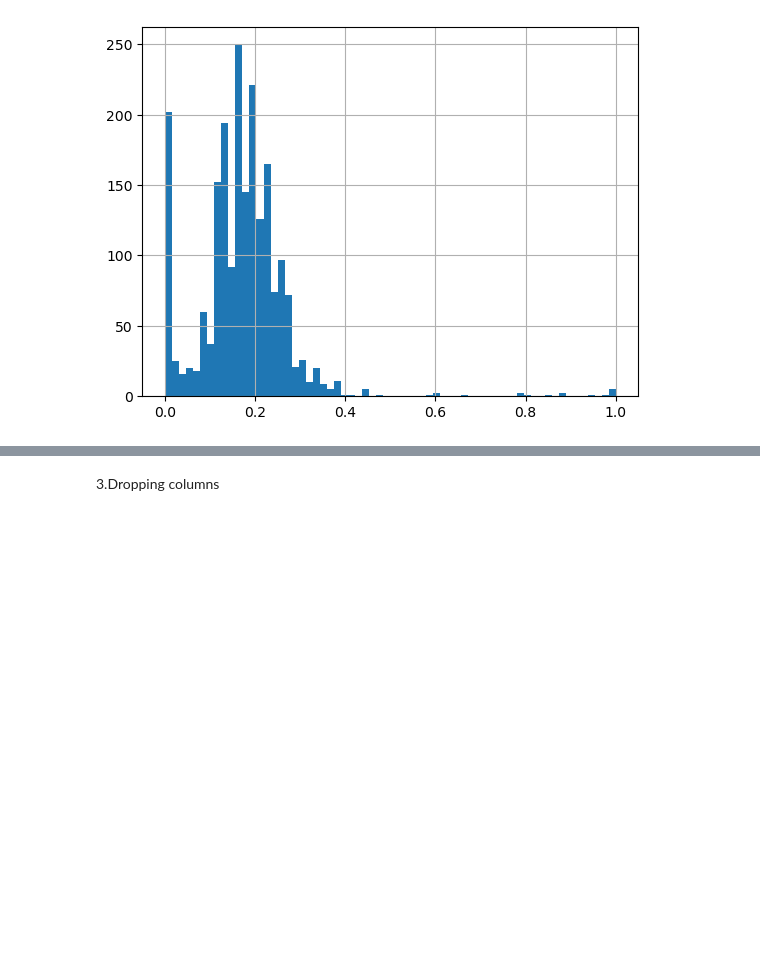
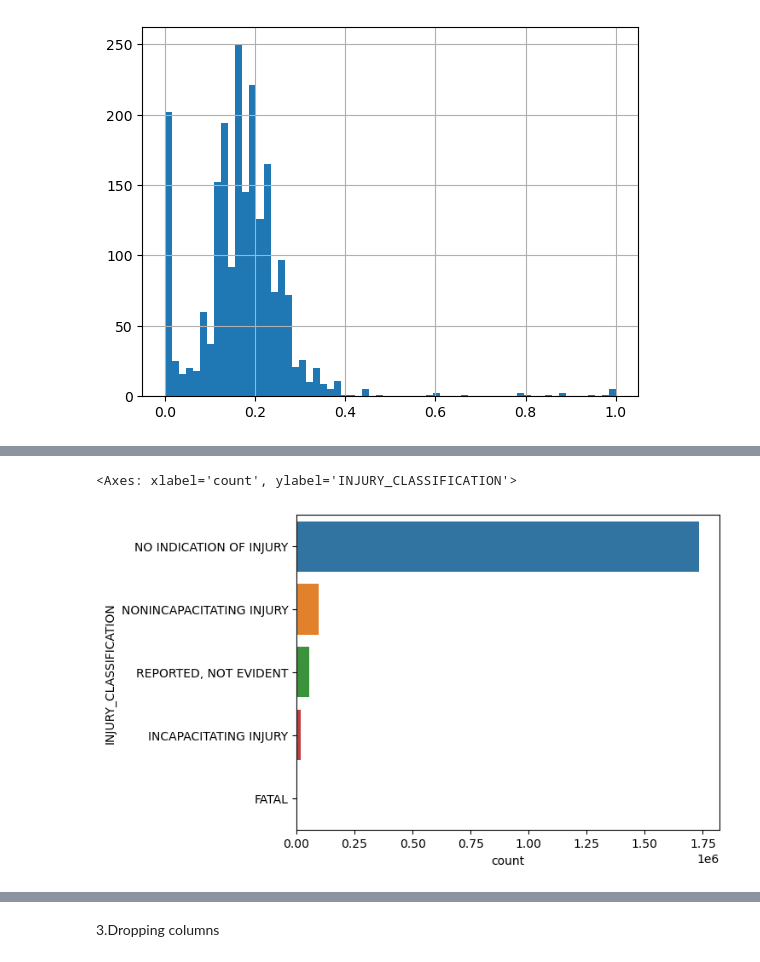
Before and after one commit to marionmacharia/Marion-Phase-3-Project, a Jupyter notebook: index.ipynb, the cells around one changed output, grey strips where cells are left out. Drawn from its saved outputs; the diff is of its cells as text; code cells hidden in the pictures; blank space fills up the shorter version.

```diff
--- a/index.ipynb
+++ b/index.ipynb
@@ -224,0 +238,6 @@ people_eda['BAC_RESULT VALUE'].hist(bins='auto');
+# %%
+sns.barplot(y=people_eda.INJURY_CLASSIFICATION.value_counts().index, x=people_eda.INJURY_CLASSIFICATION.value_counts(),
+           orient='h')
+# %% [output]
+<Axes: xlabel='count', ylabel='INJURY_CLASSIFICATION'>
+[figure, added]
```
Also changed, not shown: parts of 8 cells of this notebook.
